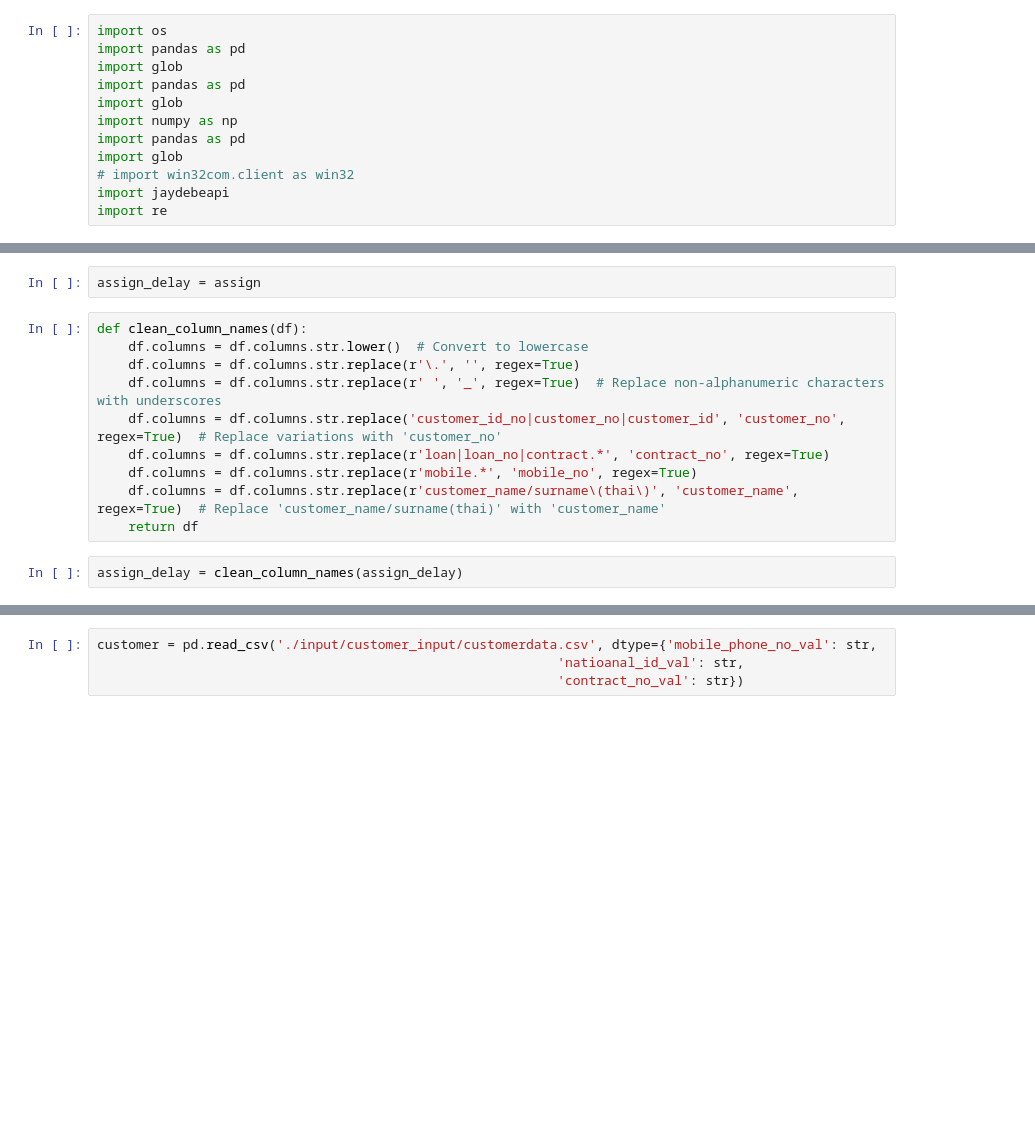
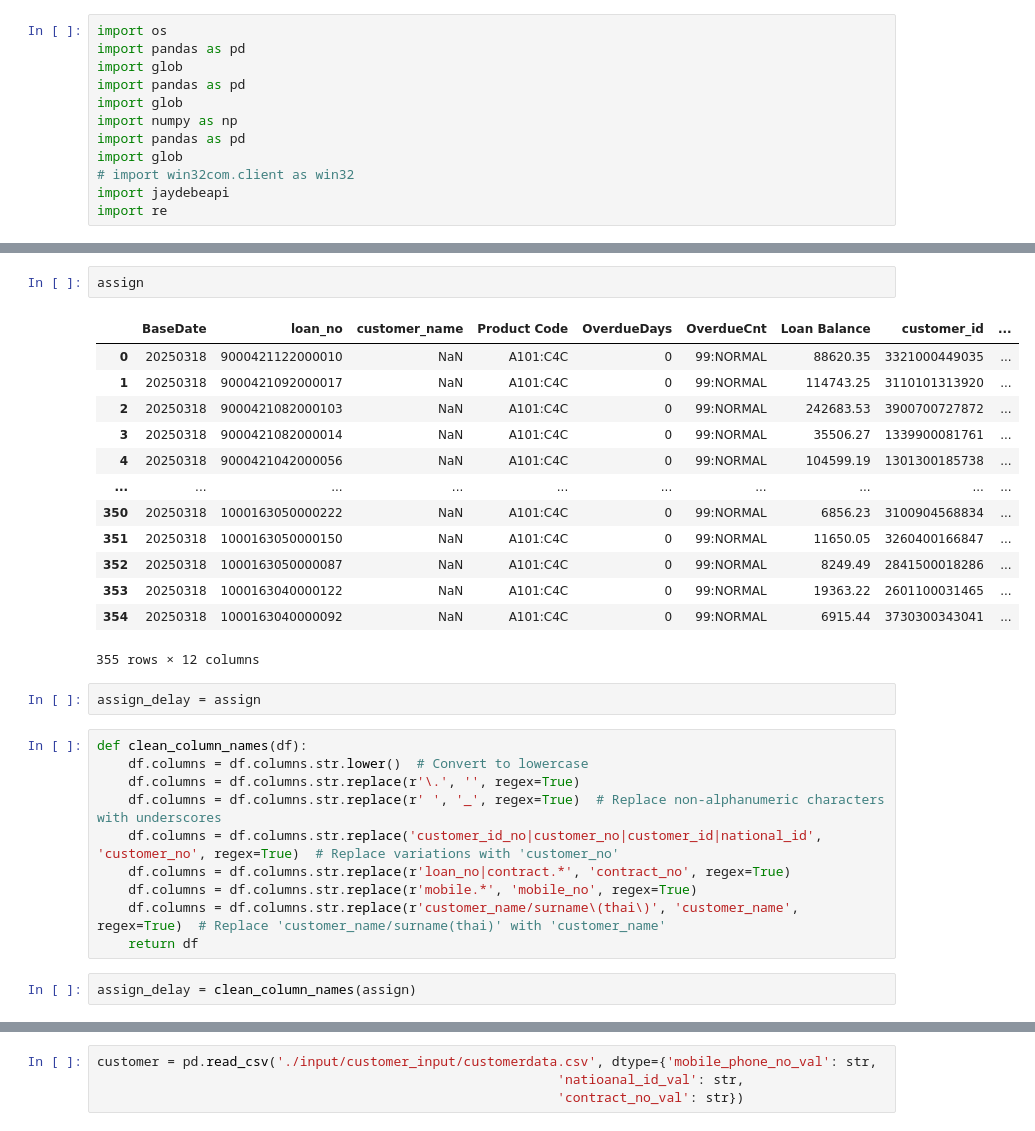
Before and after one commit to Sireetron/kbj_automation, a Jupyter notebook: checker/test.ipynb, the cells around one changed output, grey strips where cells are left out. Drawn from its saved outputs; the diff is of its cells as text; blank space fills up the shorter version.

```diff
--- a/checker/test.ipynb
+++ b/checker/test.ipynb
@@ -41,4 +41,20 @@ Index(['No.', 'Loan', 'Customer ID No', 'Customer Name/Surname(Thai)',
       dtype='object')
+# %%
+assign
+# %% [output]
+|  | BaseDate | loan_no | customer_name | Product Code | OverdueDays | OverdueCnt | Loan Balance | customer_id | ... |
+| 0 | 20250318 | 9000421122000010 | NaN | A101:C4C | 0 | 99:NORMAL | 88620.35 | 3321000449035 | ... |
+| 1 | 20250318 | 9000421092000017 | NaN | A101:C4C | 0 | 99:NORMAL | 114743.25 | 3110101313920 | ... |
+| 2 | 20250318 | 9000421082000103 | NaN | A101:C4C | 0 | 99:NORMAL | 242683.53 | 3900700727872 | ... |
+| 3 | 20250318 | 9000421082000014 | NaN | A101:C4C | 0 | 99:NORMAL | 35506.27 | 1339900081761 | ... |
+| 4 | 20250318 | 9000421042000056 | NaN | A101:C4C | 0 | 99:NORMAL | 104599.19 | 1301300185738 | ... |
+| ... | ... | ... | ... | ... | ... | ... | ... | ... | ... |
+| 350 | 20250318 | 1000163050000222 | NaN | A101:C4C | 0 | 99:NORMAL | 6856.23 | 3100904568834 | ... |
+| 351 | 20250318 | 1000163050000150 | NaN | A101:C4C | 0 | 99:NORMAL | 11650.05 | 3260400166847 | ... |
+| 352 | 20250318 | 1000163050000087 | NaN | A101:C4C | 0 | 99:NORMAL | 8249.49 | 2841500018286 | ... |
+| 353 | 20250318 | 1000163040000122 | NaN | A101:C4C | 0 | 99:NORMAL | 19363.22 | 2601100031465 | ... |
+| 354 | 20250318 | 1000163040000092 | NaN | A101:C4C | 0 | 99:NORMAL | 6915.44 | 3730300343041 | ... |
+355 rows × 12 columns
 # %%
 assign_delay = assign
 # %%
@@ -46,13 +62,13 @@ def clean_column_names(df):
     df.columns = df.columns.str.lower()  # Convert to lowercase
     df.columns = df.columns.str.replace(r'\.', '', regex=True)
     df.columns = df.columns.str.replace(r' ', '_', regex=True)  # Replace non-alphanumeric characters with underscores
-    df.columns = df.columns.str.replace('customer_id_no|customer_no|customer_id', 'customer_no', regex=True)  # Replace variations with 'customer_no'
-    df.columns = df.columns.str.replace(r'loan|loan_no|contract.*', 'contract_no', regex=True)
+    df.columns = df.columns.str.replace('customer_id_no|customer_no|customer_id|national_id', 'customer_no', regex=True)  # Replace variations with 'customer_no'
+    df.columns = df.columns.str.replace(r'loan_no|contract.*', 'contract_no', regex=True)
     df.columns = df.columns.str.replace(r'mobile.*', 'mobile_no', regex=True)
     df.columns = df.columns.str.replace(r'customer_name/surname\(thai\)', 'customer_name', regex=True)  # Replace 'customer_name/surname(thai)' with 'customer_name'
     return df
 # %%
-assign_delay = clean_column_names(assign_delay)
+assign_delay = clean_column_names(assign)
 # %%
 assign_delay
 # %% [output]
```
Also changed, not shown: parts of 12 cells of this notebook, 5 other files.
